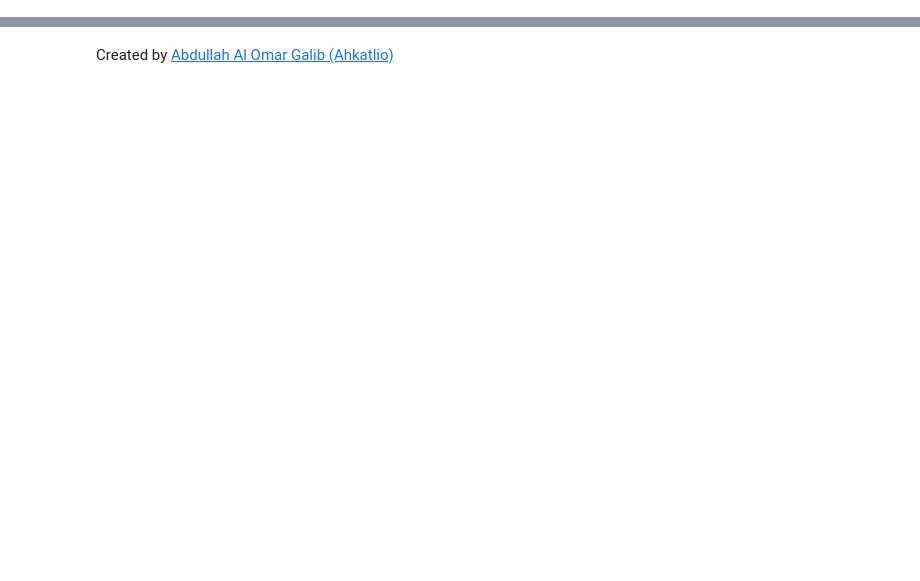
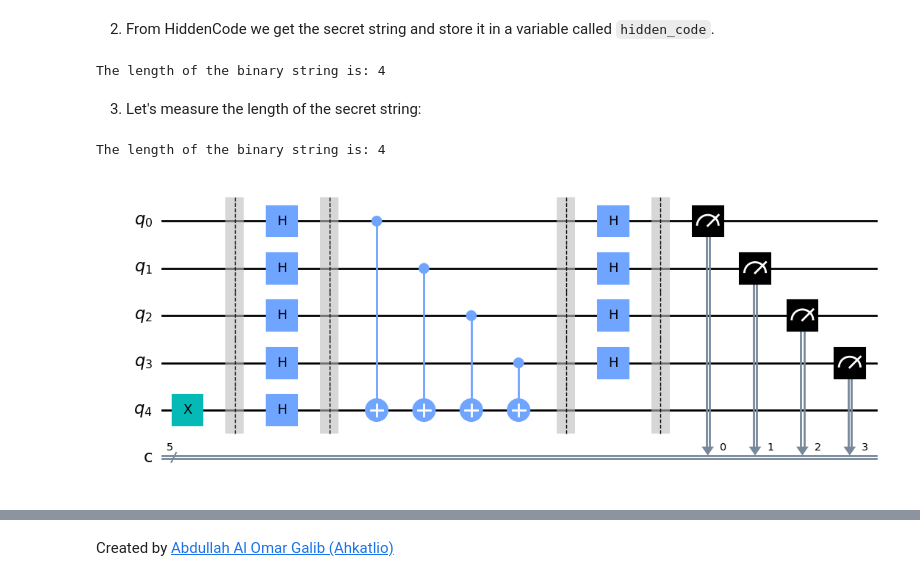
Before and after one commit to ahkatlio/QHSO_Basics_of_Qiskit, a Jupyter notebook: Books/Fundamentals/Basic_Gates/Algorithms/BV.ipynb, the cells around one changed output, grey strips where cells are left out. Cells and saved outputs as stored; diff of their text form; code cells hidden in the pictures; blank space fills up the shorter version.

```diff
--- a/Books/Fundamentals/Basic_Gates/Algorithms/BV.ipynb
+++ b/Books/Fundamentals/Basic_Gates/Algorithms/BV.ipynb
@@ -59,0 +62,45 @@ from HiddenCode import generate_hidden_binary_string
+# %% [markdown]
+2) From HiddenCode we get the secret string and store it in a variable called `hidden_code`.
+# %%
+# We check the length of the hidden binary string
+hidden_code = generate_hidden_binary_string()
+# %% [output]
+The length of the binary string is: 4
+# %% [markdown]
+3) Let's measure the length of the secret string:
+# %%
+length = len(hidden_code)
+print("The length of the binary string is:", length)
+# %% [output]
+The length of the binary string is: 4
+# %%
+# Define your quantum circuit
+qc = QuantumCircuit(length + 1, length+1)
+
+qc.x(length)
+qc.barrier()
+# Apply X gate and H gate to all qubits
+for i in range(length + 1):
+    qc.h(i)
+
+qc.barrier()
+
+# Apply the oracle
+for i in range(length):
+    if hidden_code[i] == '1':
+        qc.cx(i, length)
+
+qc.barrier()
+
+for i in range(length):
+    qc.h(i)
+
+qc.barrier()
+# Measure all qubits
+for i in range(length):
+    qc.measure(i, i)
+
+# Draw the circuit
+qc.draw(output='mpl')
+# %% [output]
+[figure, added]
```
Also changed, not shown: parts of 4 cells of this notebook.
